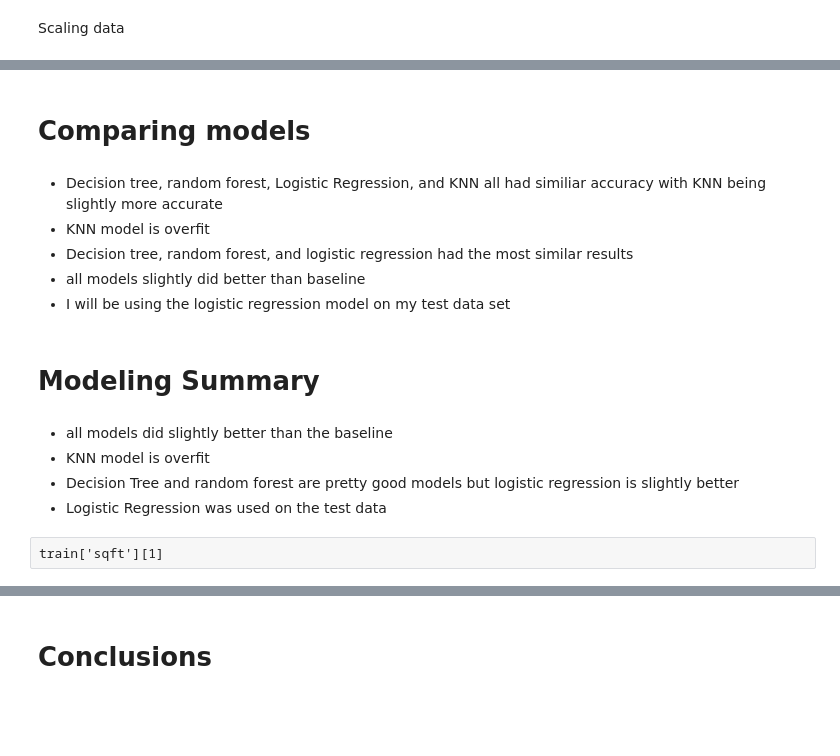
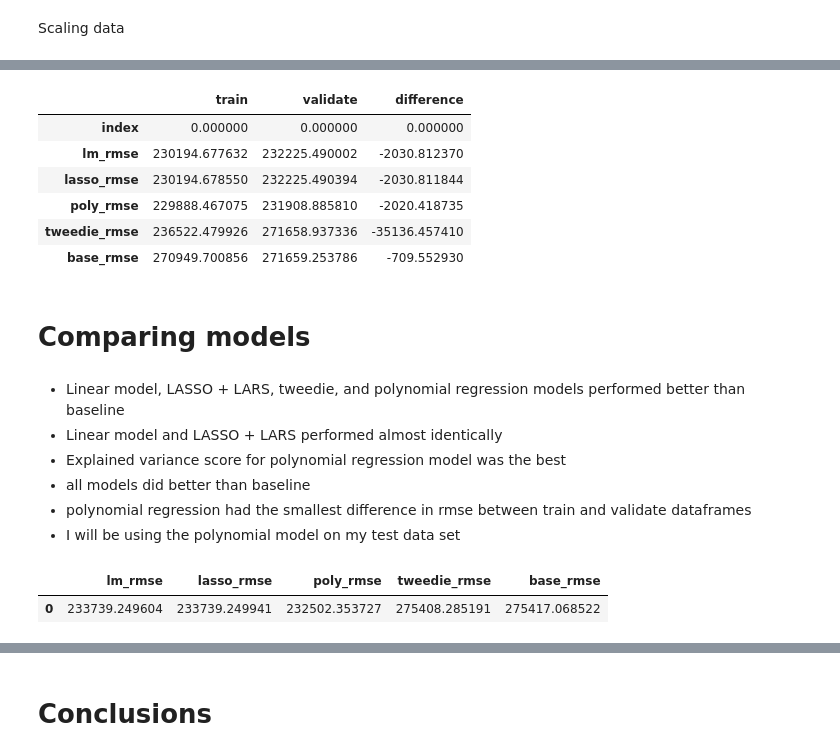
Before and after one commit to wherrickjr/project_regression, a Jupyter notebook: project_regression.ipynb, the cells around one changed output, grey strips where cells are left out. Drawn from its saved outputs; the diff is of its cells as text; code cells hidden in the pictures; blank space fills up the shorter version.

```diff
--- a/project_regression.ipynb
+++ b/project_regression.ipynb
@@ -201,8 +214,25 @@ pd.DataFrame({'linear': [lm_rmse],
+# %%
+#calculating difference between train and validate rmse values
+rmses_for_models = pd.concat([rmse, rmse_val])
+rmses_for_models = rmses_for_models.reset_index()
+rmses_for_models = rmses_for_models.transpose()
+rmses_for_models = rmses_for_models.rename(columns = {0 : 'train', 1 : 'validate'})
+rmses_for_models['difference'] = rmses_for_models.train - rmses_for_models.validate
+rmses_for_models
+# %% [output]
+|  | train | validate | difference |
+| index | 0.000000 | 0.000000 | 0.000000 |
+| lm_rmse | 230194.677632 | 232225.490002 | -2030.812370 |
+| lasso_rmse | 230194.678550 | 232225.490394 | -2030.811844 |
+| poly_rmse | 229888.467075 | 231908.885810 | -2020.418735 |
+| tweedie_rmse | 236522.479926 | 271658.937336 | -35136.457410 |
+| base_rmse | 270949.700856 | 271659.253786 | -709.552930 |
 # %% [markdown]
 # Comparing models
 # %% [markdown]
-* Decision tree, random forest, Logistic Regression, and KNN all had similiar accuracy with KNN being slightly more accurate
-* KNN model is overfit
-* Decision tree, random forest, and logistic regression had the most similar results
-* all models slightly did better than baseline
-* I will be using the logistic regression model on my test data set
+* Linear model, LASSO + LARS, tweedie, and polynomial regression models performed better than baseline
+* Linear model and LASSO + LARS performed almost identically
+* Explained variance score for polynomial regression model was the best
+* all models did better than baseline
+* polynomial regression had the smallest difference in rmse between train and validate dataframes
+* I will be using the polynomial model on my test data set
@@ -212,9 +239,7 @@ print(classification_report(y_test, y_pred))
-# %% [markdown]
-# Modeling Summary
-# %% [markdown]
-* all models did slightly better than the baseline
-* KNN model is overfit
-* Decision Tree and random forest are pretty good models but logistic regression is slightly better
-* Logistic Regression was used on the test data
 # %%
-train
+test_data = acquire.ols(test)
+rmse_for_test = acquire.calc_rmse(test_data)
+rmse_for_test
+# %% [output]
+|  | lm_rmse | lasso_rmse | poly_rmse | tweedie_rmse | base_rmse |
+| 0 | 233739.249604 | 233739.249941 | 232502.353727 | 275408.285191 | 275417.068522 |
@@ -236,2 +245,0 @@ med
-# %% [raw]
-train['sqft'][1]
```
Also changed, not shown: parts of 21 cells of this notebook, 5 other files.
